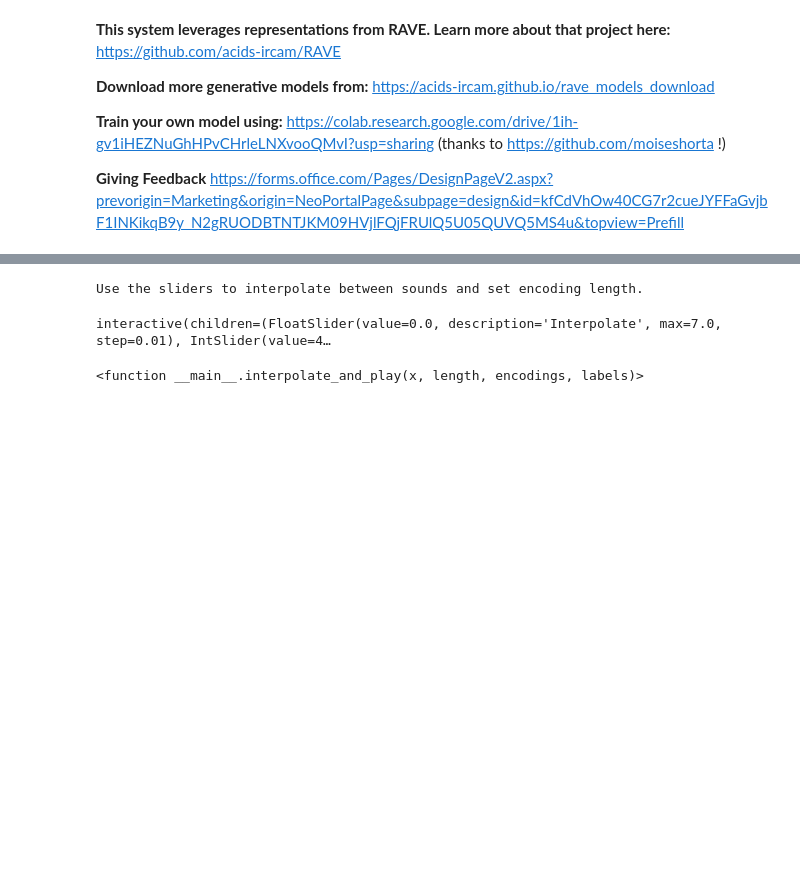
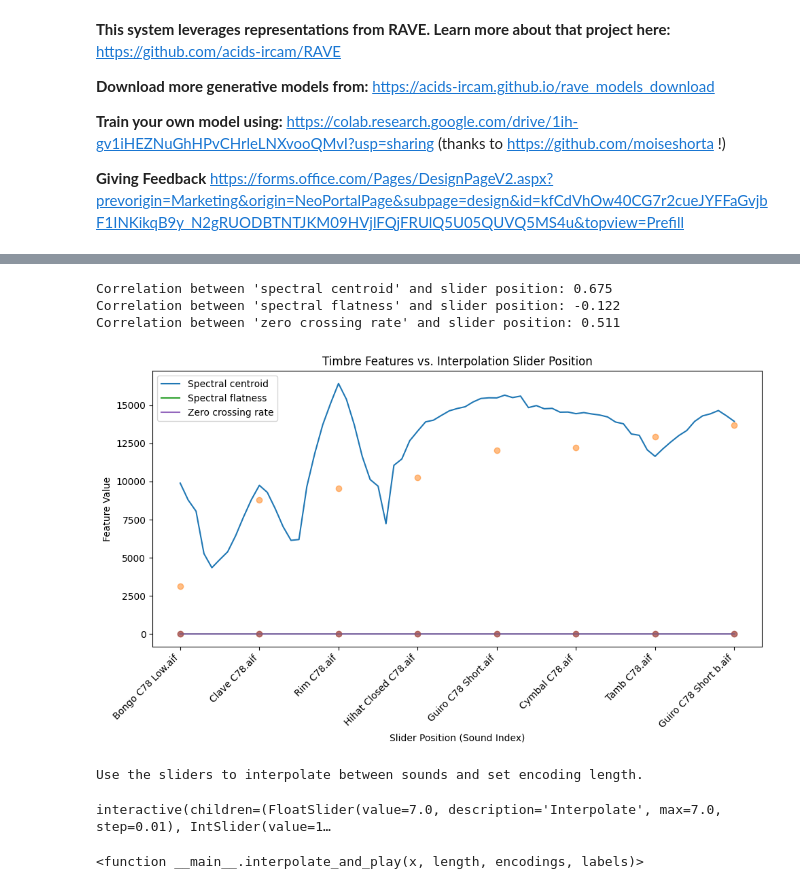
Before and after one commit to ashNotKetchup/Timbre-Slider, a Jupyter notebook: b_1_timbre_interpolation.ipynb, the cells around one changed output, grey strips where cells are left out. Saved outputs shown, nothing was run; the diff lists cells and outputs as text; code cells hidden in the pictures; blank space fills up the shorter version.

Commit message:
plot and interpolate along spectral centroid

```diff
--- a/b_1_timbre_interpolation.ipynb
+++ b/b_1_timbre_interpolation.ipynb
@@ -100,2 +114,6 @@ Processed: Cowbell C78.aif - Centroid: 2532.93 Hz
 
 Successfully processed 8 files.
+# %%
+audio_features = compute_features(selected_sounds)
+timbre_quality = 'spectral_centroid'
+sorted_audio, sorted_encodings = sort_by(audio_features, encodings, timbre_quality)
@@ -123,7 +146,9 @@ Sounds sorted by spectral centroid (dark → bright):
 # %%
-# print('encoding shapes:', [enc[0].shape for enc in encodings])
+# Default resample length
+default_length = 10
+encodings = sorted_encodings
 
-
+# Resample all encodings to the selected length
 def resample_encodings(encodings, length:int=None):
     if length is None:
         max_len = max(enc[0].shape[-1] for enc in encodings)
@@ -131,3 +156,10 @@ def resample_encodings(encodings, length:int=None):
         max_len = length
     resampled_encodings = [torch.nn.functional.interpolate(torch.from_numpy(enc[0]), size=max_len).numpy() for enc in encodings]
     return resampled_encodings
+
+def interpolate_latents(enc_left, enc_right, alpha):
+    return (1-alpha)*enc_left + alpha*enc_right
+
+
+
+# print('Use the sliders to interpolate between sounds and set encoding length.')
@@ -233,8 +287,66 @@ def interpolate_and_play(x, length, encodings, labels):
+# %%
+# Plot how each timbre feature changes as you move along the interpolation slider (resolution 0.1)
+
+features = ['spectral_centroid', 'spectral_flatness', 'zero_crossing_rate']
+slider_positions = np.arange(0, len(sorted_audio)-1 + 0.01, 0.1)
+
+# For each slider position, interpolate in latent space, decode, and compute features
+interp_feature_values = {feature: [] for feature in features}
+
+resampled_encodings = resample_encodings(encodings, default_length)
+
+def slider_to_audio(position:float, sorted_resampled_encodings:list):
+    left_index = int(np.floor(position))
+    right_index = min(left_index + 1, len(sorted_resampled_encodings) - 1)
+    alpha = position - left_index
+    interp_latent = interpolate_latents(sorted_resampled_encodings[left_index], sorted_resampled_encodings[right_index], alpha)
+    recon_audio = model.decode(interp_latent)
+    return recon_audio
+
+for pos in slider_positions:
+    recon_audio = slider_to_audio(pos, resampled_encodings)
+    # Use sample rate from sorted_audio (all should be same)
+    sr_interp = sorted_audio[int(np.floor(pos))]['sr']
+    # Compute features on reconstructed audio
+    centroid = li.feature.spectral_centroid(y=recon_audio, sr=sr_interp).mean()
+    flatness = li.feature.spectral_flatness(y=recon_audio).mean()
+
+    zero_cross = li.feature.zero_crossing_rate(y=recon_audio).mean()
+    interp_feature_values['spectral_centroid'].append(centroid)
+    interp_feature_values['spectral_flatness'].append(flatness)
+    interp_feature_values['zero_crossing_rate'].append(zero_cross)
+
+# Plot the computed features
+plt.figure(figsize=(10, 6))
+for feature in features:
+    plt.plot(slider_positions, interp_feature_values[feature], label=feature.replace('_', ' ').capitalize())
+    # Also plot original points for reference
+    values = [audio[feature] for audio in sorted_audio]
+    plt.plot(np.arange(len(values)), values, 'o', alpha=0.5)
+    # print(np.array(interp_feature_values[feature]).shape, len(values))
+    # print(interp_values.shape, len(values))
+
+    # Compute and display correlation between each feature and slider position
+
+    corr = np.corrcoef(slider_positions, interp_feature_values[feature])[0, 1]
+    print(f"Correlation between '{feature.replace('_', ' ')}' and slider position: {corr:.3f}")
+plt.xlabel('Slider Position (Sound Index)')
+plt.ylabel('Feature Value')
+plt.title('Timbre Features vs. Interpolation Slider Position')
+plt.xticks(np.arange(len(sorted_audio)), [audio['filename'] for audio in sorted_audio], rotation=45, ha='right')
+plt.legend()
+plt.tight_layout()
+plt.show()
+# %% [output]
+Correlation between 'spectral centroid' and slider position: 0.675
+Correlation between 'spectral flatness' and slider position: -0.122
+Correlation between 'zero crossing rate' and slider position: 0.511
+[figure, added]
 # %%
 print('Use the sliders to interpolate between sounds and set encoding length.')
 # print(f"Options: {[(selected_sounds[x], encodings[x][0].shape) for x in range(len(encodings))]}")
-interact(interpolate_and_play, x=interp_slider, length=length_slider, encodings=fixed(encodings), labels=fixed(selected_sounds))
+interact(interpolate_and_play, x=lerp_slider, length=length_slider, encodings=fixed(encodings), labels=fixed(selected_sounds))
 # %% [output]
 Use the sliders to interpolate between sounds and set encoding length.
-interactive(children=(FloatSlider(value=0.0, description='Interpolate', max=7.0, step=0.01), IntSlider(value=4…
+interactive(children=(FloatSlider(value=7.0, description='Interpolate', max=7.0, step=0.01), IntSlider(value=1…
 <function __main__.interpolate_and_play(x, length, encodings, labels)>
```
Also changed, not shown: parts of 7 cells of this notebook, 1 other file.
